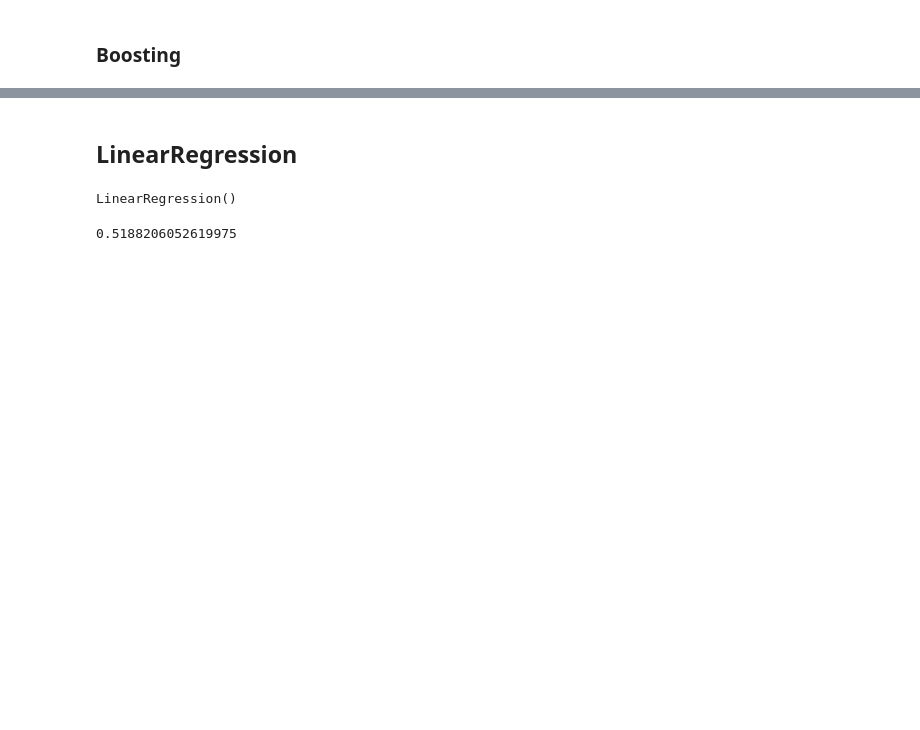
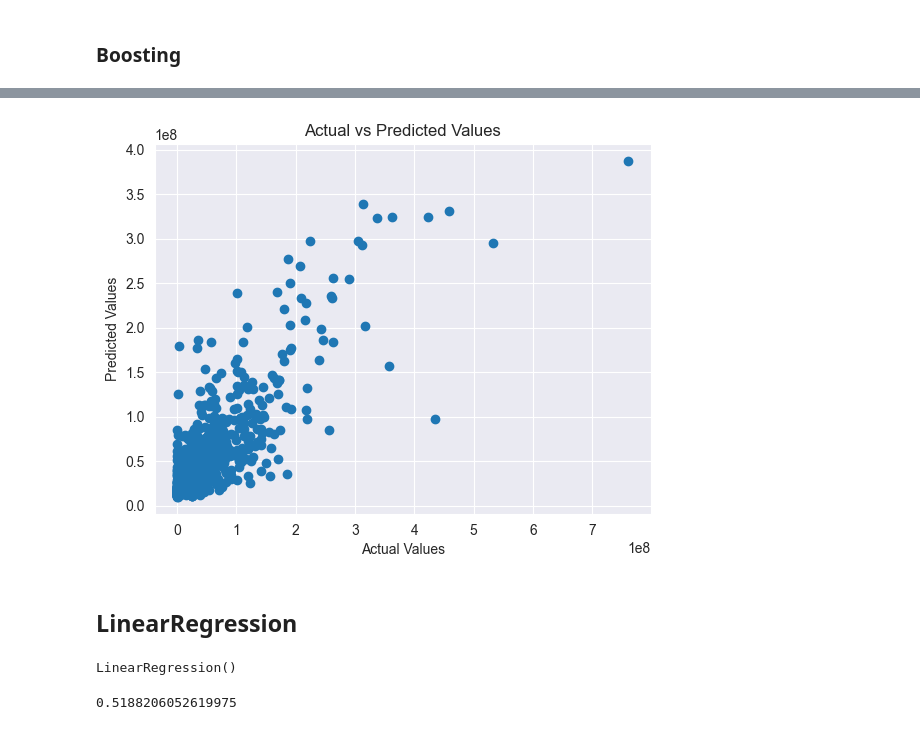
Before and after one commit to Cyriloo7/Movie-Gross-Prediction-, a Jupyter notebook: MovieGrossPrediction.ipynb, the cells around one changed output, grey strips where cells are left out. Cells and saved outputs as stored; diff of their text form; code cells hidden in the pictures; blank space fills up the shorter version.

```diff
--- a/MovieGrossPrediction.ipynb
+++ b/MovieGrossPrediction.ipynb
@@ -192,5 +207,8 @@ print(boostingrf.score(X_test,y_test))
 # %%
 y_pred = boostingrf.predict(X_test)
+grap(y_pred)
+# %% [output]
+[figure, added]
 # %% [markdown]
 ## LinearRegression
 # %%
```
Also changed, not shown: parts of 19 cells of this notebook.
